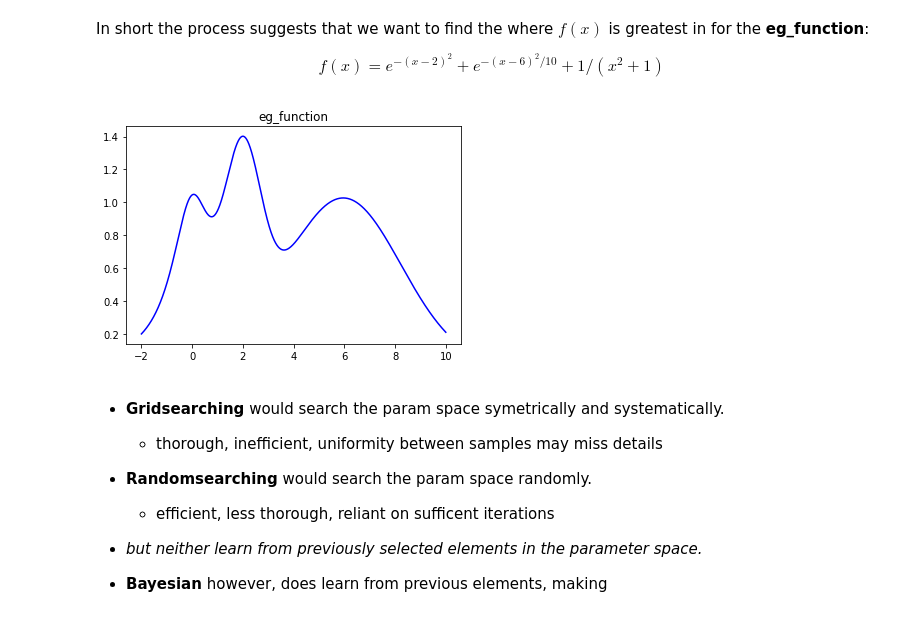
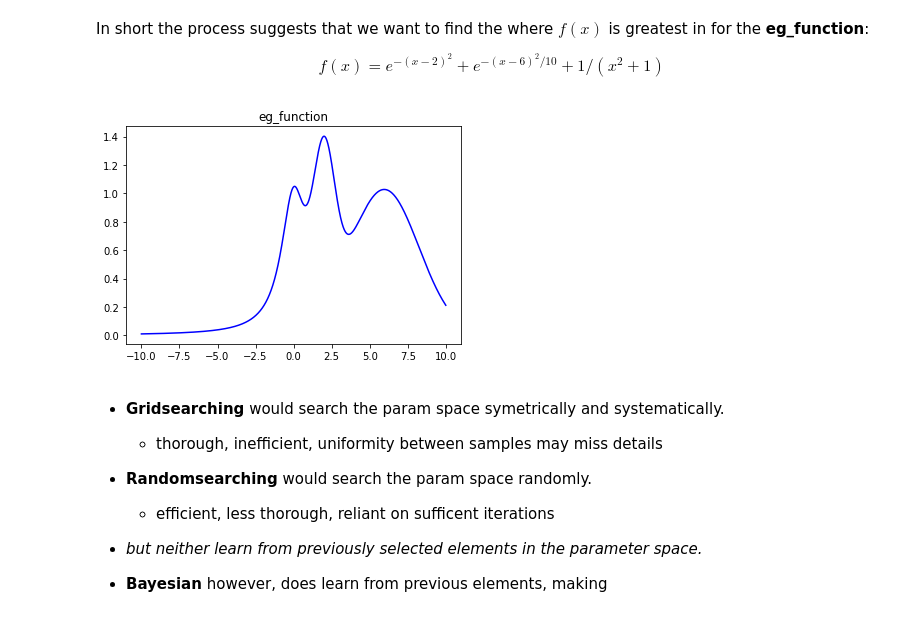
Before and after one commit to Mikhail-Naumov/Bayesian_Opt_Testing, a Jupyter notebook: Baye_Opt.ipynb, the cells around one changed output. Drawn from its saved outputs; the diff is of its cells as text; code cells hidden in the pictures.

```diff
--- a/Baye_Opt.ipynb
+++ b/Baye_Opt.ipynb
@@ -32,12 +32,12 @@ def eg_function(x): return np.exp(-(x - 2)**2) + np.exp(-(x - 6)**2/10) + 1/(x**
 def eg_function(x):
     return np.sin(-(x-3)) - (x**2)/10 + 100
 # %%
-x = np.linspace(-2, 10, 10000).reshape(-1, 1)
+x = np.linspace(-10, 10, 10000).reshape(-1, 1)
 y = eg_function(x)
 plt.title('eg_function')
 plt.plot(x, y, c='b');
 # %% [output]
-[figure, old version]
+[figure, new version]
 # %% [markdown]
 - **Gridsearching** would search the param space symetrically and systematically.
     - thorough, inefficient, uniformity between samples may miss details
```
Also changed, not shown: parts of 15 cells of this notebook, 1 other file.
